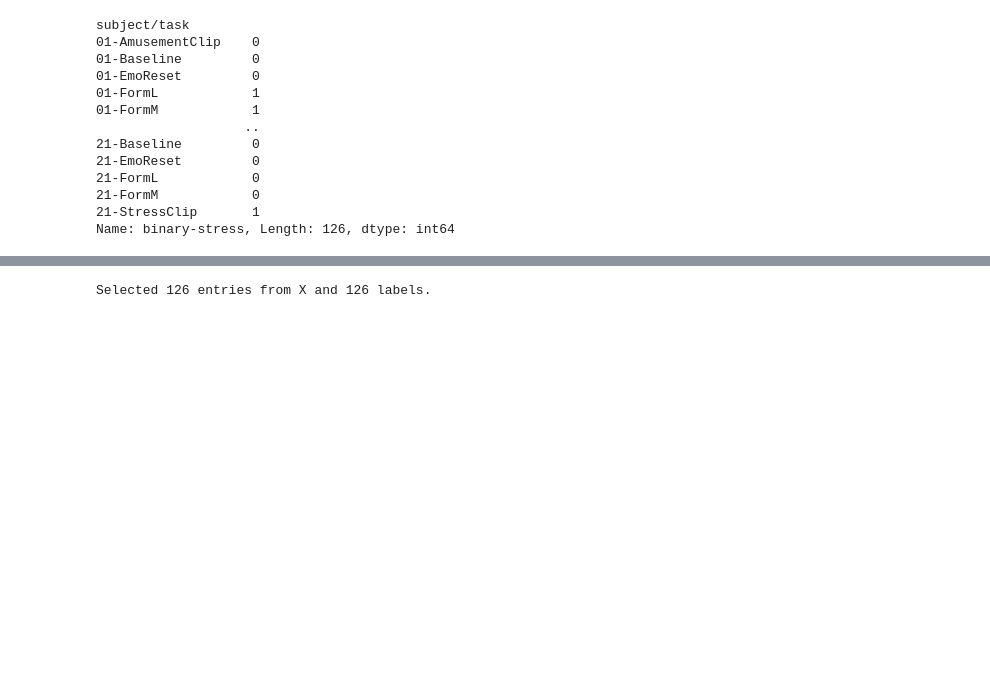
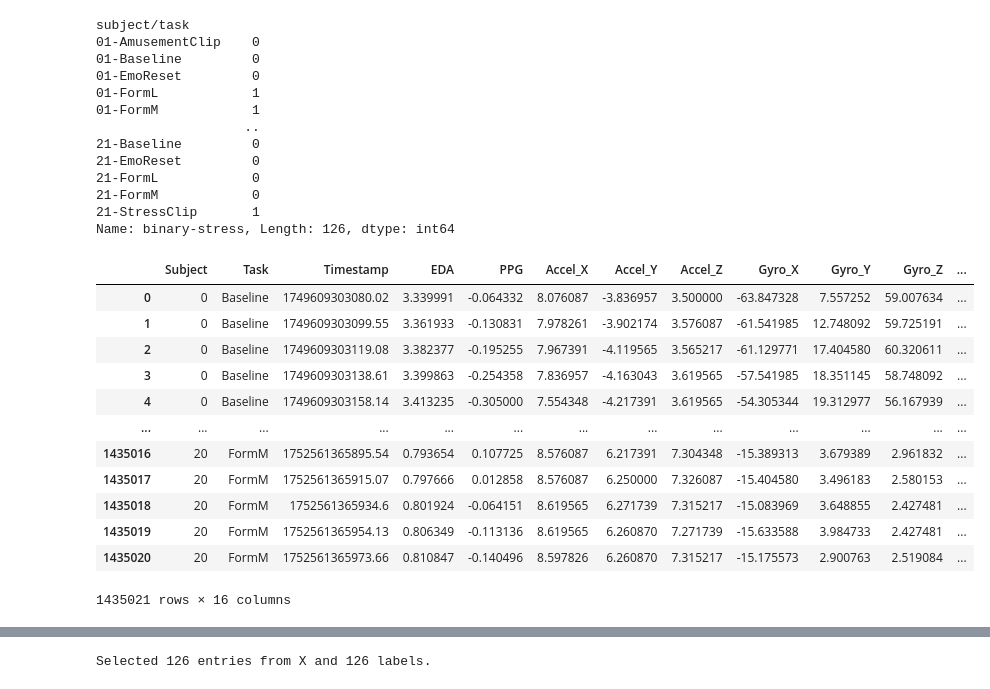
Before and after one commit to sergiodl-ubi/stressID, a Jupyter notebook: Feature Extraction/physiological/tsfresh_features_analysis.expdata.ipynb, the cells around one changed output, grey strips where cells are left out. Saved outputs shown, nothing was run; the diff lists cells and outputs as text; code cells hidden in the pictures; blank space fills up the shorter version.

Commit message:
Adding standarization by Subject in ExpData analysis

```diff
--- a/Feature Extraction/physiological/tsfresh_features_analysis.expdata.ipynb
+++ b/Feature Extraction/physiological/tsfresh_features_analysis.expdata.ipynb
@@ -27,10 +27,11 @@ BASE_PATH = "../../.."
 DATASET_SEPARATOR = ";"
 DATASET = f"{BASE_PATH}/experiment-data"
 DATASET_FILENAME = f"{DATASET}/flat_dataset.alltasks.csv.gz"
+DATASET_SUBJECTNORM_FILENAME = f"{DATASET}/flat_dataset.alltasks.subjnorm.csv.gz"
 LABELS_SEPARATOR = ","
 LABELS = f"{DATASET}/labels.csv"
 
-EXTRACT = False
+EXTRACT = True
 SELECT = True
 EXTRACTED_FEATURES_FILENAME = f"{DATASET}/tsfresh_extfeat.csv.gz"
 EXTRACTED_ALLFEATURES_FILENAME = f"{DATASET}/tsfresh_all_extfeat.csv.gz"
@@ -143,8 +144,10 @@ Name: binary-stress, Length: 126, dtype: int64
 # %%
 # Creating dataset file, it may be skipped
 
-CREATE_DATASET_FILE = False
-STANDARIZATION = True
+CREATE_DATASET_FILE = True
+USE_UNCALIBRATED_SIGNALS = False
+STANDARIZATION_BYTASK = False
+STANDARIZATION_BYSUBJECT = True
 NEUROCLEAN = True
 EXPECTED_NUM_FILES = 21
 SAMPLING_RATE = 51.2
@@ -155,6 +158,9 @@ if CREATE_DATASET_FILE:
     import glob
     import neurokit2 as nk
     type FeatureDict = dict[str, np.ndarray]
+
+    eda_col = "Skin_Conductance_Uncal" if USE_UNCALIBRATED_SIGNALS else "Skin_Conductance"
+    ppg_col = "PPG_Uncal" if USE_UNCALIBRATED_SIGNALS else "PPG"
 
     col_types = {
         "Timestamp": float,
@@ -238,52 +244,72 @@ if CREATE_DATASET_FILE:
             n_elements = event_df["Timestamp"].size
             ppg_out = []
             ppg_signal = np.array(
-                nk.ppg_clean(np.array(event_df["PPG_Uncal"]), sampling_rate=SAMPLING_RATE)
+                nk.ppg_clean(np.array(event_df[ppg_col]), sampling_rate=SAMPLING_RATE)
                 if NEUROCLEAN
-                else event_df["PPG_Uncal"].to_list()
+                else event_df[ppg_col].to_list()
             )
             eda_out = []
             eda_signal = np.array(
                 nk.eda_clean(
-                    np.array(event_df["Skin_Conductance_Uncal"]), sampling_rate=SAMPLING_RATE, method="neurokit"
+                    np.array(event_df[eda_col]), sampling_rate=SAMPLING_RATE, method="neurokit"
                 )
                 if NEUROCLEAN
-                else event_df["Skin_Conductance_Uncal"].to_list()
+                else event_df[eda_col].to_list()
             )
             if ppg_signal.size != n_elements:
                 raise Exception(f"Sizes differ {ppg_signal.size} vs {n_elements}")
-            if STANDARIZATION:
+            if STANDARIZATION_BYTASK:
                 ppg_out = (ppg_signal - ppg_signal.mean()) / ppg_signal.std()
                 eda_out = (eda_signal - eda_signal.mean()) / eda_signal.std()
             else:
                 ppg_out = ppg_signal.copy()
                 eda_out = eda_signal.copy()
             full_data.subject.extend(np.full(n_elements, subject_to_int[subject_id]))
             full_data.task.extend(np.full(n_elements, task))
             full_data.timestamp.extend(event_df["Timestamp"].to_list())
             full_data.ppg.extend(ppg_out)
             full_data.eda.extend(eda_out)
             full_data.accel_x.extend(event_df["AccelLN_X"].to_list())
             full_data.accel_y.extend(event_df["AccelLN_Y"].to_list())
             full_data.accel_z.extend(event_df["AccelLN_Z"].to_list())
             full_data.gyro_x.extend(event_df["Gyro_X"].to_list())
             full_data.gyro_y.extend(event_df["Gyro_Y"].to_list())
             full_data.gyro_z.extend(event_df["Gyro_Z"].to_list())
             full_data.temp.extend(event_df["Temperature"].to_list())
             full_data.pressure.extend(event_df["Pressure"].to_list())
             full_data.b_classes.extend(np.full(n_elements, tasks["b"][label_id]))
             full_data.t_classes.extend(np.full(n_elements, tasks["t"][label_id]))
             full_data.q_classes.extend(np.full(n_elements, tasks["q"][label_id]))
             full_data.assert_lengths()
 
         iteration_counter += 1
         if CREATE_TEST and iteration_counter >= TEST_N_ITERATIONS:
             break
 
     fulldata_df = full_data.to_dataframe()
+    if STANDARIZATION_BYSUBJECT:
+        for subject_int in range(subject_counter):
+            mask = fulldata_df["Subject"] == subject_int
+            fulldata_df.loc[mask, "EDA"] = (fulldata_df[mask]["EDA"] - fulldata_df[mask]["EDA"].mean()) / fulldata_df[mask]["EDA"].std()
+            fulldata_df.loc[mask, "PPG"] = (fulldata_df[mask]["PPG"] - fulldata_df[mask]["PPG"].mean()) / fulldata_df[mask]["PPG"].std()
+
     if not CREATE_TEST:
-        fulldata_df.to_csv(DATASET_FILENAME, sep=DATASET_SEPARATOR, index=False, compression="gzip")
+        fulldata_df.to_csv(DATASET_SUBJECTNORM_FILENAME, sep=DATASET_SEPARATOR, index=False, compression="gzip")
     display(fulldata_df)
+# %% [output]
+|  | Subject | Task | Timestamp | EDA | PPG | Accel_X | Accel_Y | Accel_Z | Gyro_X | Gyro_Y | Gyro_Z | ... |
+| 0 | 0 | Baseline | 1749609303080.02 | 3.339991 | -0.064332 | 8.076087 | -3.836957 | 3.500000 | -63.847328 | 7.557252 | 59.007634 | ... |
+| 1 | 0 | Baseline | 1749609303099.55 | 3.361933 | -0.130831 | 7.978261 | -3.902174 | 3.576087 | -61.541985 | 12.748092 | 59.725191 | ... |
+| 2 | 0 | Baseline | 1749609303119.08 | 3.382377 | -0.195255 | 7.967391 | -4.119565 | 3.565217 | -61.129771 | 17.404580 | 60.320611 | ... |
+| 3 | 0 | Baseline | 1749609303138.61 | 3.399863 | -0.254358 | 7.836957 | -4.163043 | 3.619565 | -57.541985 | 18.351145 | 58.748092 | ... |
+| 4 | 0 | Baseline | 1749609303158.14 | 3.413235 | -0.305000 | 7.554348 | -4.217391 | 3.619565 | -54.305344 | 19.312977 | 56.167939 | ... |
+| ... | ... | ... | ... | ... | ... | ... | ... | ... | ... | ... | ... | ... |
+| 1435016 | 20 | FormM | 1752561365895.54 | 0.793654 | 0.107725 | 8.576087 | 6.217391 | 7.304348 | -15.389313 | 3.679389 | 2.961832 | ... |
+| 1435017 | 20 | FormM | 1752561365915.07 | 0.797666 | 0.012858 | 8.576087 | 6.250000 | 7.326087 | -15.404580 | 3.496183 | 2.580153 | ... |
+| 1435018 | 20 | FormM | 1752561365934.6 | 0.801924 | -0.064151 | 8.619565 | 6.271739 | 7.315217 | -15.083969 | 3.648855 | 2.427481 | ... |
+| 1435019 | 20 | FormM | 1752561365954.13 | 0.806349 | -0.113136 | 8.619565 | 6.260870 | 7.271739 | -15.633588 | 3.984733 | 2.427481 | ... |
+| 1435020 | 20 | FormM | 1752561365973.66 | 0.810847 | -0.140496 | 8.597826 | 6.260870 | 7.315217 | -15.175573 | 2.900763 | 2.519084 | ... |
+1435021 rows × 16 columns
 # %%
 DESIRED_COLUMNS = ["Timestamp", "EDA", "PPG"]
 DESIRED_LABELS = "Bin_Class"
```
Also changed, not shown: parts of 1 cell of this notebook.
